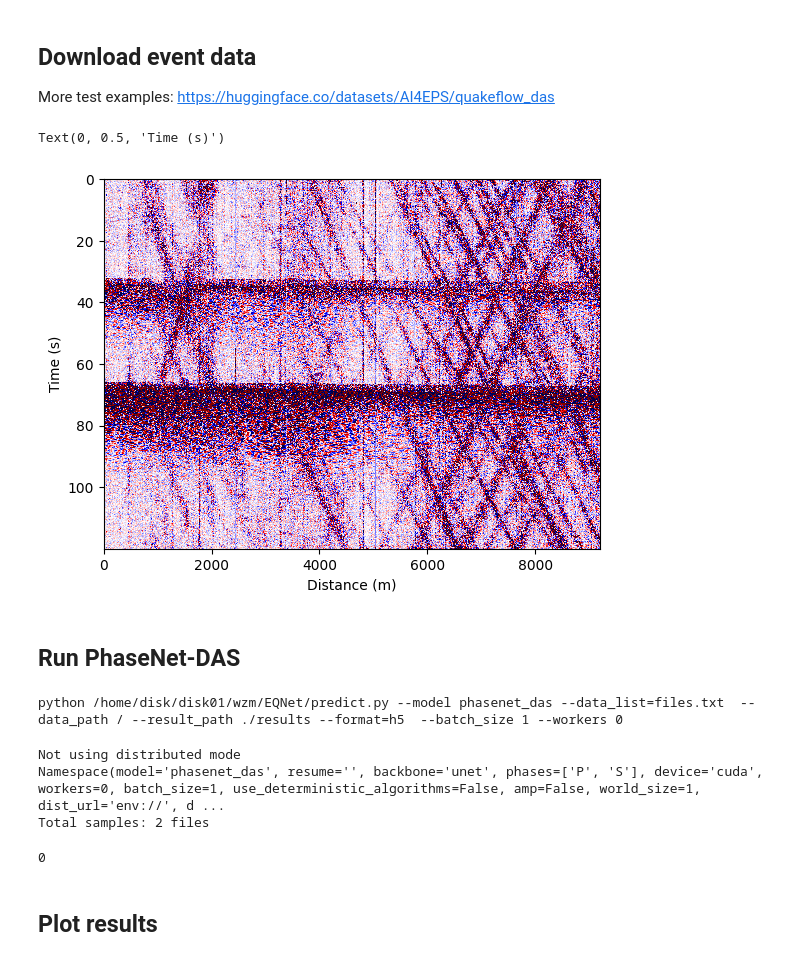
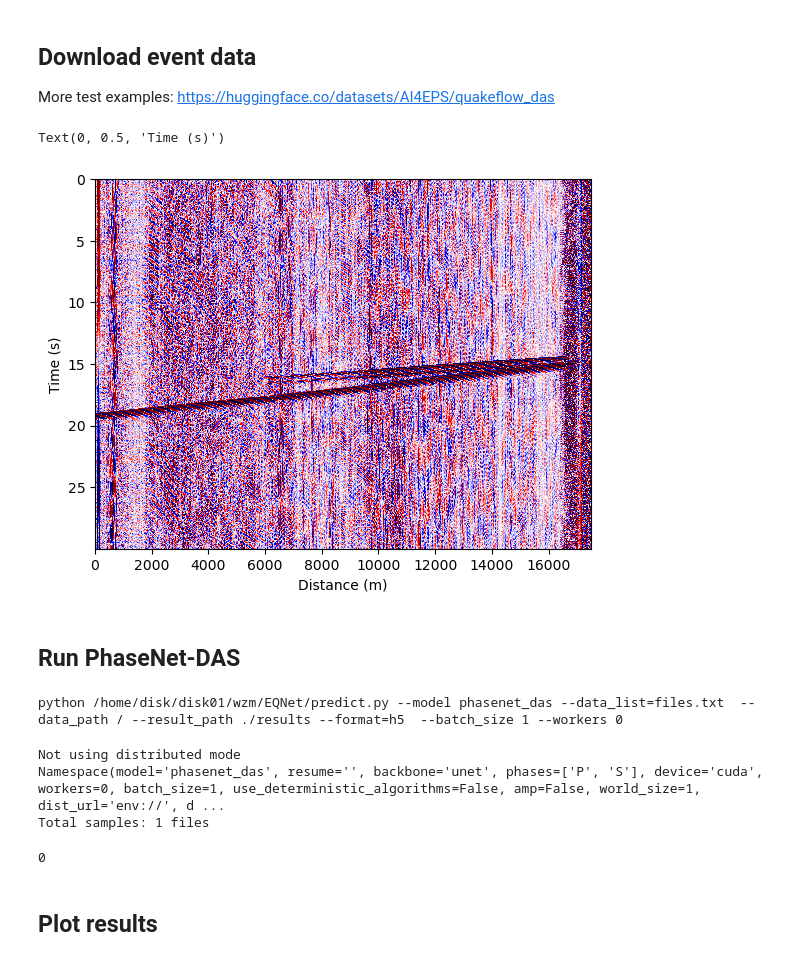
Before and after one commit to wuw584/EQNet, a Jupyter notebook: docs/phasenet_das.ipynb, the cells around one changed output. Saved outputs shown, nothing was run; the diff lists cells and outputs as text; code cells hidden in the pictures.

```diff
--- a/docs/phasenet_das.ipynb
+++ b/docs/phasenet_das.ipynb
@@ -26,24 +19,24 @@ if not os.path.exists(f'data/{event_id}.h5'):
 # %%
 normalize = lambda x: (x - np.mean(x, axis=-1, keepdims=True)) / np.std(x, axis=-1, keepdims=True)
 # h5_files = glob("data/*.h5")
 # for file in h5_files:
-file = f"data/{event_id}.h5"
+file = f"data/DAS_20250423122330_20250423122400.h5"
 with h5py.File(file, "r") as fp:
-    ds = fp["data"]
-    data = ds[...]
-    dt = ds.attrs["dt_s"]
-    dx = ds.attrs["dx_m"]
+    data = fp["Acquisition/Raw[0]/RawData"][()]
+    dt = 1/ fp["Acquisition/Raw[0]"].attrs["OutputDataRate"]
+
+    dx = fp["Acquisition"].attrs["SpatialSamplingInterval"]
     nx, nt = data.shape
     x = np.arange(nx) * dx
     t = np.arange(nt) * dt
 
 plt.figure()
 plt.imshow(normalize(data).T, cmap="seismic", vmin=-1, vmax=1, aspect="auto", extent=[x[0], x[-1], t[-1], t[0]], interpolation="none")
 plt.xlabel("Distance (m)")
 plt.ylabel("Time (s)")
 # %% [output]
 Text(0, 0.5, 'Time (s)')
-[figure, old version]
+[figure, new version]
 # %% [markdown]
 ## Run PhaseNet-DAS
 # %%
@@ -52,6 +45,6 @@ base_cmd = "/home/disk/disk01/wzm/EQNet/predict.py --model phasenet_das --data_l
 # %%
-# with open("files.txt", "w") as f:
-#     f.write(f"data/{event_id}.h5")
+with open("files.txt", "w") as f:
+    f.write(f"data/{event_id}.h5")
 
 if ngpu == 0:
     cmd = f"python {base_cmd} --device cpu"
@@ -66,7 +59,7 @@ os.system(cmd)
 python /home/disk/disk01/wzm/EQNet/predict.py --model phasenet_das --data_list=files.txt  --data_path / --result_path ./results --format=h5  --batch_size 1 --workers 0
 Not using distributed mode
 Namespace(model='phasenet_das', resume='', backbone='unet', phases=['P', 'S'], device='cuda', workers=0, batch_size=1, use_deterministic_algorithms=False, amp=False, world_size=1, dist_url='env://', d ...
-Total samples: 2 files
+Total samples: 1 files
 0
 # %% [markdown]
 ## Plot results
```
Also changed, not shown: parts of 4 cells of this notebook, 3 other files.
